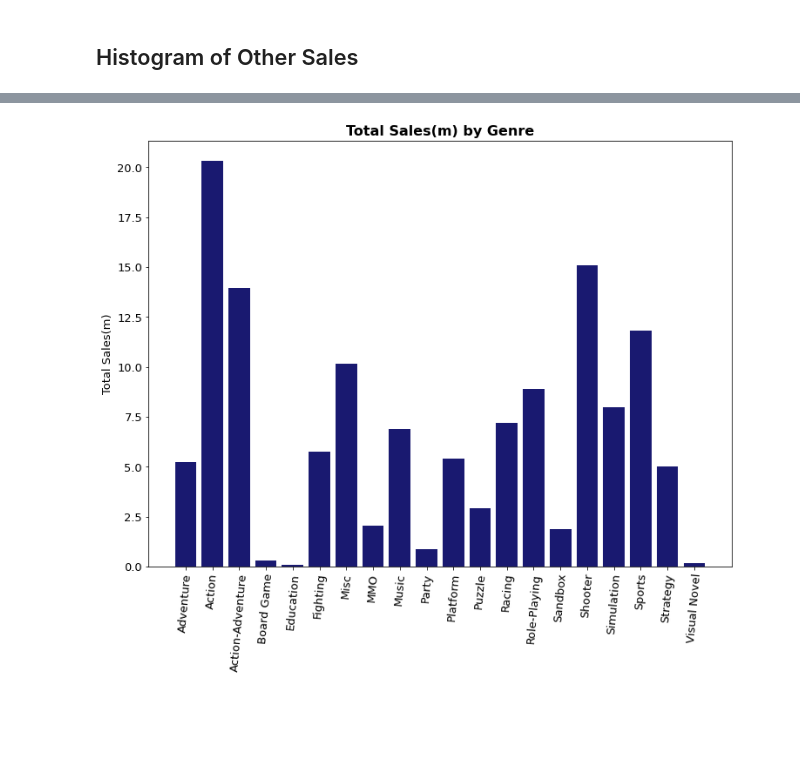
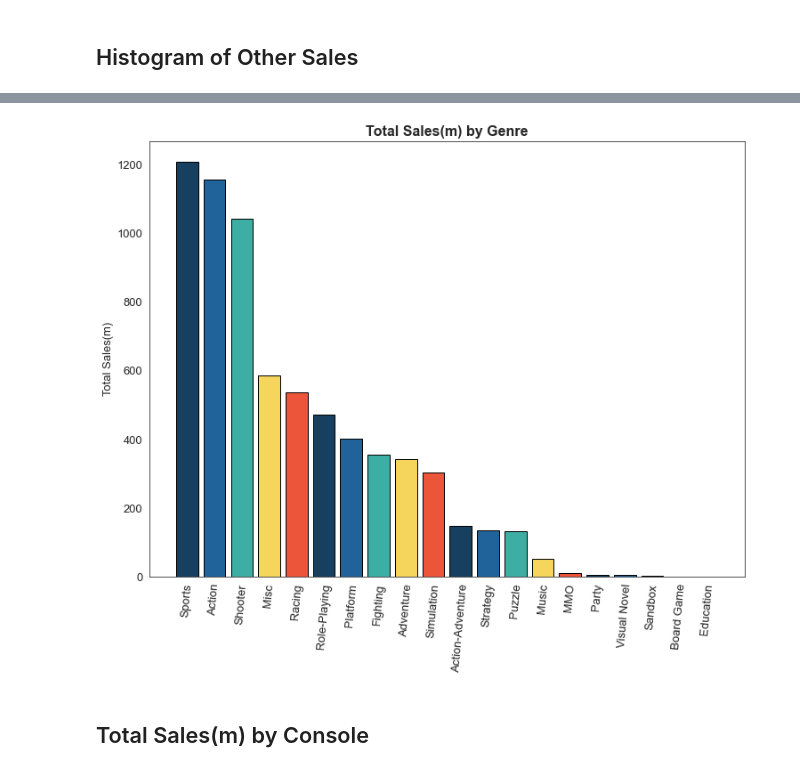
Before and after one commit to TJMaya/Video-Game-Sales-Project, a Jupyter notebook: VGSalesProjectStep3EDA.ipynb, the cells around one changed output, grey strips where cells are left out. Saved outputs shown, nothing was run; the diff lists cells and outputs as text; code cells hidden in the pictures; blank space fills up the shorter version.

Commit message:
Created Frequency Graphs and Histograms of the data and Created 3 bar graphs showing Total Sales grouped by Genre, Publisher, and Console

```diff
--- a/VGSalesProjectStep3EDA.ipynb
+++ b/VGSalesProjectStep3EDA.ipynb
@@ -56,0 +179,12 @@ Index(['Title', 'Genre', 'Console', 'Publisher', 'Total Sales (m)',
+# %%
+sns.set_style("white")
+plt.figure(figsize = (8,6))
+plt.hist(df["JP Sales (m)"],
+        bins = 14,
+        color = "#108a99")
+plt.title("Distribution of JP Sales", fontsize = 14, weight = "bold")
+plt.xlabel("JP Sales (m)")
+plt.ylabel("Number of Titles")
+sns.despine()
+#plt.savefig("JPSalesHistogram.png")
+plt.show()
@@ -57,2 +193,14 @@ Index(['Title', 'Genre', 'Console', 'Publisher', 'Total Sales (m)',
 # %% [markdown]
 ## Histogram of Other Sales
+# %%
+sns.set_style("white")
+plt.figure(figsize = (8,6))
+plt.hist(df["Other Sales (m)"],
+        bins = 14,
+        color = "#108a99")
+plt.title("Distribution of Other Sales", fontsize = 14, weight = "bold")
+plt.xlabel("Other Sales (m)")
+plt.ylabel("Number of Titles")
+sns.despine()
+#plt.savefig("OtherSalesHistogram.png")
+plt.show()
@@ -64,0 +214,4 @@ Index(['Title', 'Genre', 'Console', 'Publisher', 'Total Sales (m)',
+# %%
+gen_df = df.groupby(['Genre'], as_index=False)['Total Sales (m)'].sum().sort_values('Total Sales (m)', ascending=False)
+gen_df = gen_df.reset_index(drop=True)
+gen_df
@@ -65,13 +236,17 @@ Index(['Title', 'Genre', 'Console', 'Publisher', 'Total Sales (m)',
 # %%
+my_colors = ('#173F5F', '#20639B', '#3CAEA3', '#F6D55C', '#ED553B')
 plt.figure(figsize =(12,9))
-plt.bar(x = df["Genre"],
-        height = df["Total Sales (m)"],
-       color = "midnightblue")
+plt.bar(x = gen_df['Genre'],
+        height = gen_df["Total Sales (m)"],
+        color = my_colors,
+        edgecolor = 'black')
 plt.xticks(rotation = 85, fontsize = 13)
 plt.yticks(fontsize = 13)
 plt.title("Total Sales(m) by Genre", fontsize = 16, fontweight = "bold")
 plt.ylabel("Total Sales(m)", fontsize = 13)
-#plt.savefig("SalesByGenre(WW).png")
+#plt.savefig("TotalSalesByGenre.png")
 plt.show()
 # %% [output]
-[figure, old version]
+[figure, new version]
+# %% [markdown]
+## Total Sales(m) by Console
```
Also changed, not shown: parts of 20 cells of this notebook, 3 other files.
